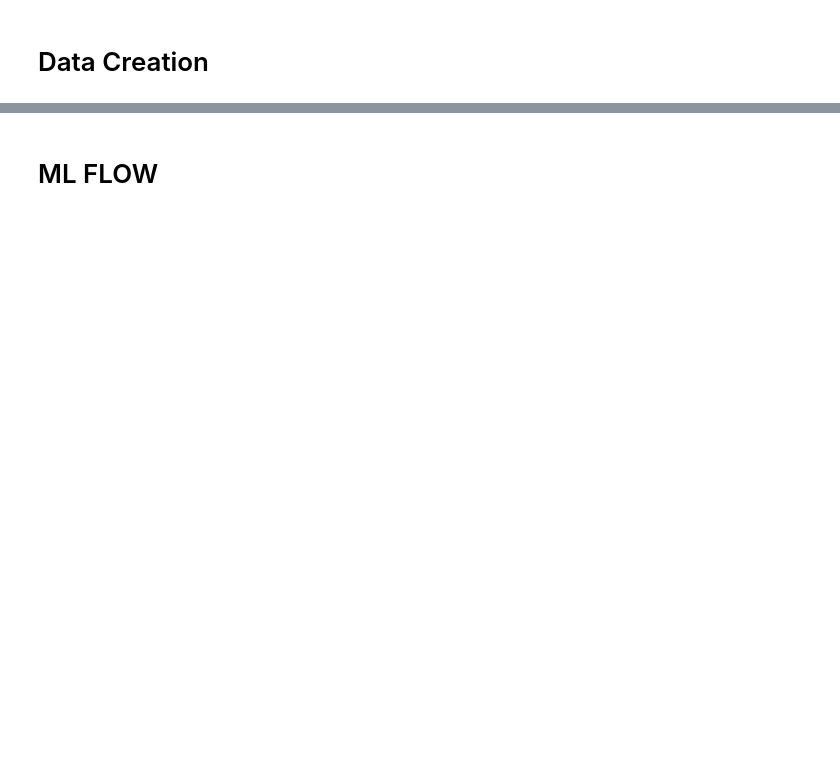
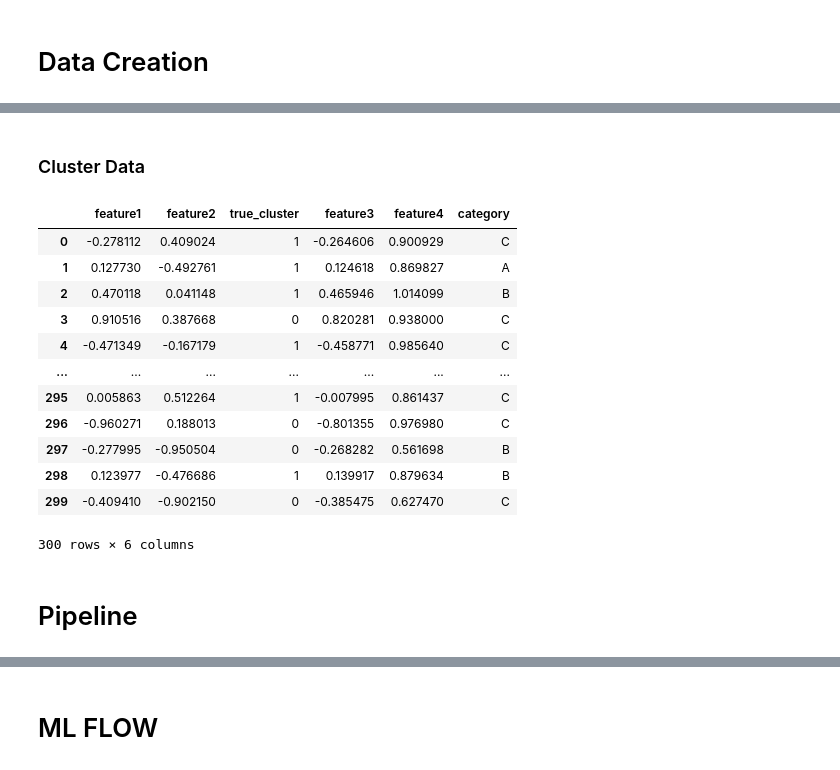
Before and after one commit to Robertoarce/Clustering_tools, a Jupyter notebook: test.ipynb, the cells around one changed output, grey strips where cells are left out. Saved outputs shown, nothing was run; the diff lists cells and outputs as text; code cells hidden in the pictures; blank space fills up the shorter version.

```diff
--- a/test.ipynb
+++ b/test.ipynb
@@ -34,0 +105,22 @@ X_train, X_test, y_train, y_test = train_test_split(df_data, df_target)
+# %% [markdown]
+### Cluster Data
+# %%
+dg = DataGenerator()
+dg.generate_cluster('circles', noise=0.02)
+# dg.plot()
+# %% [output]
+|  | feature1 | feature2 | true_cluster | feature3 | feature4 | category |
+| 0 | -0.278112 | 0.409024 | 1 | -0.264606 | 0.900929 | C |
+| 1 | 0.127730 | -0.492761 | 1 | 0.124618 | 0.869827 | A |
+| 2 | 0.470118 | 0.041148 | 1 | 0.465946 | 1.014099 | B |
+| 3 | 0.910516 | 0.387668 | 0 | 0.820281 | 0.938000 | C |
+| 4 | -0.471349 | -0.167179 | 1 | -0.458771 | 0.985640 | C |
+| ... | ... | ... | ... | ... | ... | ... |
+| 295 | 0.005863 | 0.512264 | 1 | -0.007995 | 0.861437 | C |
+| 296 | -0.960271 | 0.188013 | 0 | -0.801355 | 0.976980 | C |
+| 297 | -0.277995 | -0.950504 | 0 | -0.268282 | 0.561698 | B |
+| 298 | 0.123977 | -0.476686 | 1 | 0.139917 | 0.879634 | B |
+| 299 | -0.409410 | -0.902150 | 0 | -0.385475 | 0.627470 | C |
+300 rows × 6 columns
+# %% [markdown]
+# Pipeline
```
Also changed, not shown: parts of 17 cells of this notebook, 2 other files.
